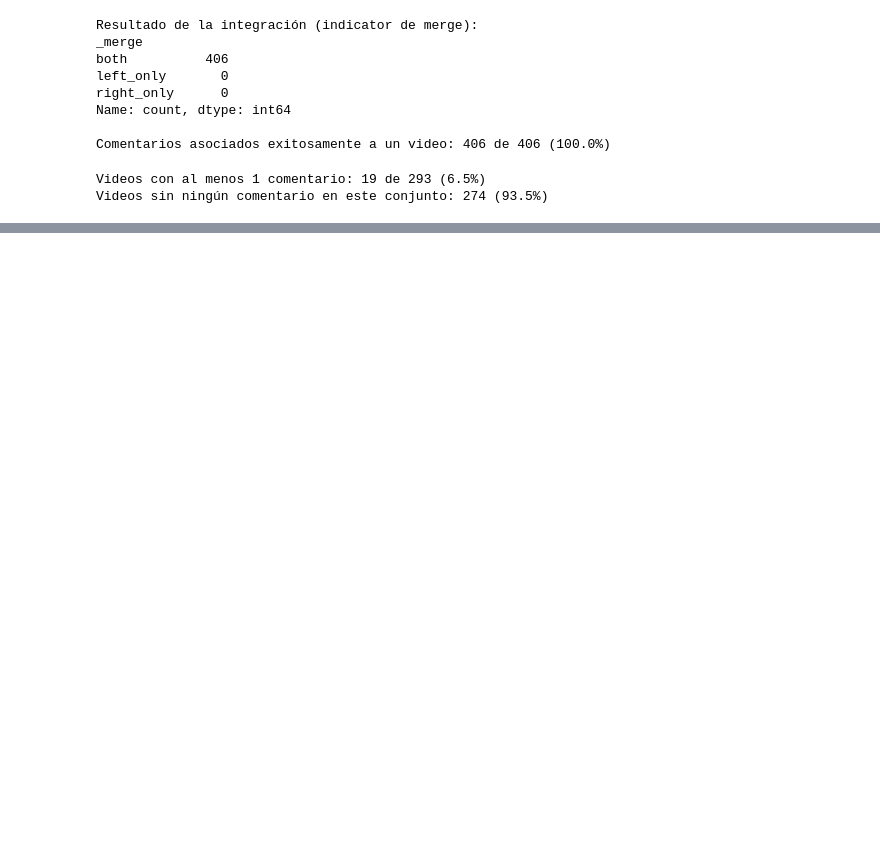
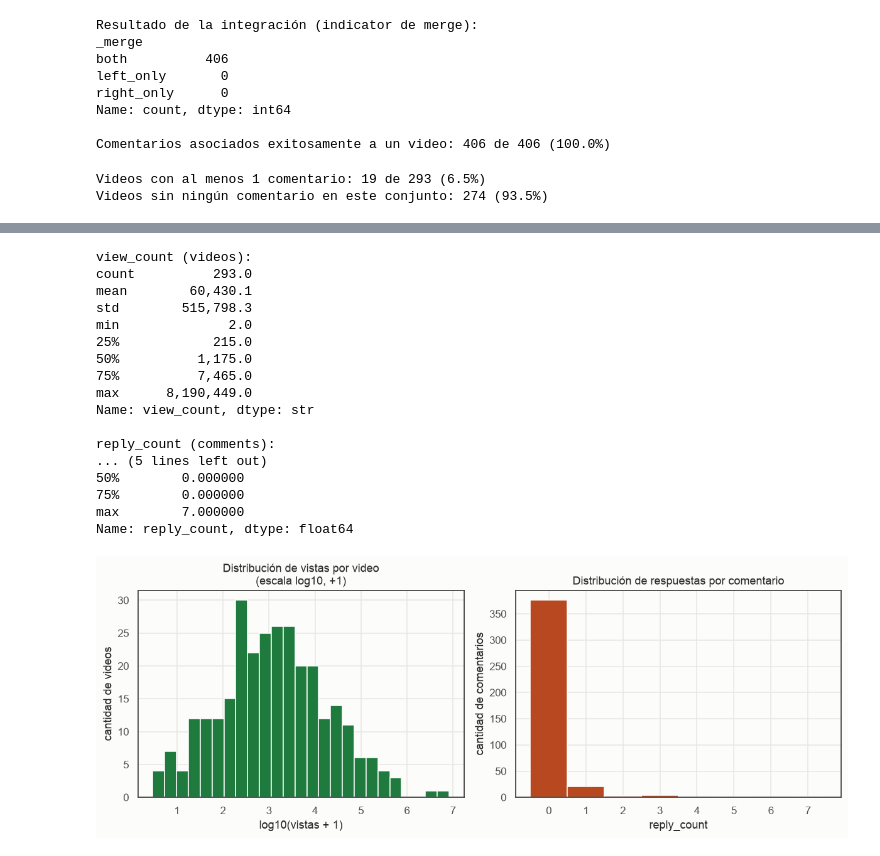
Before and after one commit to Qu3zada22/lab6-ds, a Jupyter notebook: Laboratorio6_Redes_Sociales_YouTube.ipynb, the cells around one changed output, grey strips where cells are left out. Drawn from its saved outputs; the diff is of its cells as text; code cells hidden in the pictures; blank space fills up the shorter version.

```diff
--- a/Laboratorio6_Redes_Sociales_YouTube.ipynb
+++ b/Laboratorio6_Redes_Sociales_YouTube.ipynb
@@ -260,0 +390,43 @@ Videos sin ningún comentario en este conjunto: 274 (93.5%)
+# %%
+# Valores atípicos: view_count tiene un rango enorme (2 hasta más de 8 millones)
+print('view_count (videos):')
+print(videos['view_count'].describe().apply(lambda x: f'{x:,.1f}'))
+print()
+print('reply_count (comments):')
+print(comments['reply_count'].describe())
+print()
+
+fig, axes = plt.subplots(1, 2, figsize=(11, 4.2))
+
+axes[0].hist(np.log10(videos['view_count'] + 1), bins=25, color=COLOR_VERDE_OSCURO, edgecolor='white')
+axes[0].set_title('Distribución de vistas por video\n(escala log10, +1)')
+axes[0].set_xlabel('log10(vistas + 1)')
+axes[0].set_ylabel('cantidad de videos')
+
+axes[1].hist(comments['reply_count'], bins=range(0, comments['reply_count'].max() + 2),
+             color=COLOR_NARANJA_OSCURO, edgecolor='white', align='left')
+axes[1].set_title('Distribución de respuestas por comentario')
+axes[1].set_xlabel('reply_count')
+axes[1].set_ylabel('cantidad de comentarios')
+
+plt.tight_layout()
+plt.show()
+# %% [output]
+view_count (videos):
+count          293.0
+mean        60,430.1
+std        515,798.3
+min              2.0
+25%            215.0
+50%          1,175.0
+75%          7,465.0
+max      8,190,449.0
+Name: view_count, dtype: str
+
+reply_count (comments):
+... (5 lines left out)
+50%        0.000000
+75%        0.000000
+max        7.000000
+Name: reply_count, dtype: float64
+[figure, added]
```
Also changed, not shown: parts of 27 cells of this notebook, 1 other file.
